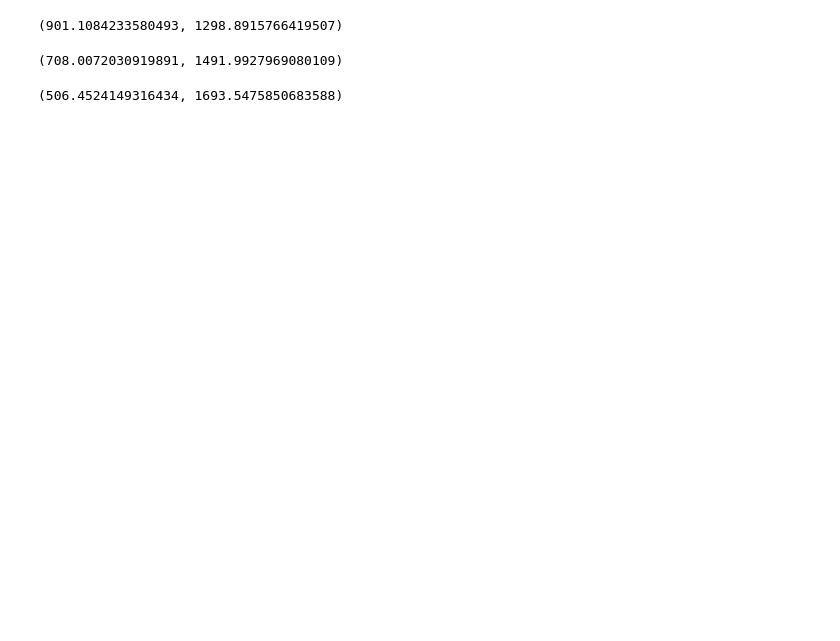
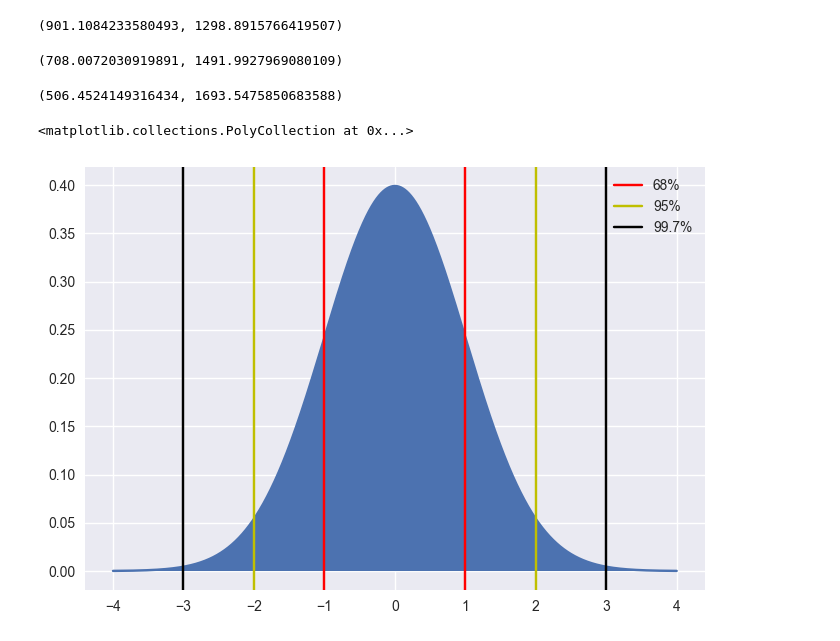
Before and after one commit to delu86/OpenIntro_Stats, a Jupyter notebook: Ch4_Distributions.ipynb, the cells around one changed output. Drawn from its saved outputs; the diff is of its cells as text; code cells hidden in the pictures; blank space fills up the shorter version.

```diff
--- a/Ch4_Distributions.ipynb
+++ b/Ch4_Distributions.ipynb
@@ -64,3 +64,19 @@ norm.ppf(0.025,loc=1100,scale=200),norm.ppf(0.975,loc=1100,scale=200)
 norm.ppf(0.0015,loc=1100,scale=200),norm.ppf(0.9985,loc=1100,scale=200)
 # %% [output]
 (506.4524149316434, 1693.5475850683588)
+# %%
+import numpy as  np
+x = np.arange(-4,4,0.001)
+y = stats.norm.pdf(x,loc=0,scale=1)
+plt.plot(x,y)
+plt.axvline(x = -1, color = 'r', label = '68%')
+plt.axvline(x = 1, color = 'r')
+plt.axvline(x = -2, color = 'y', label = '95%')
+plt.axvline(x = 2, color = 'y')
+plt.axvline(x = -3, color = 'black', label = '99.7%')
+plt.axvline(x = 3, color = 'black')
+plt.legend()
+plt.fill_between(x,y)
+# %% [output]
+<matplotlib.collections.PolyCollection at 0x...>
+[figure, added]
```
Also changed, not shown: parts of 11 cells of this notebook.
